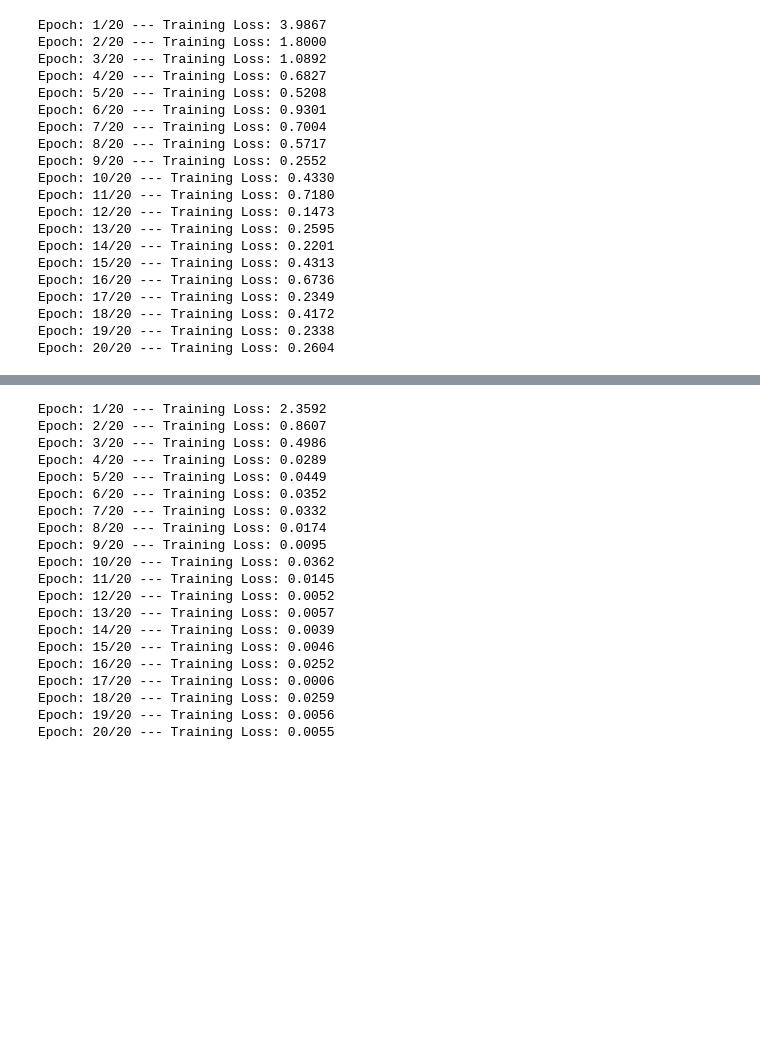
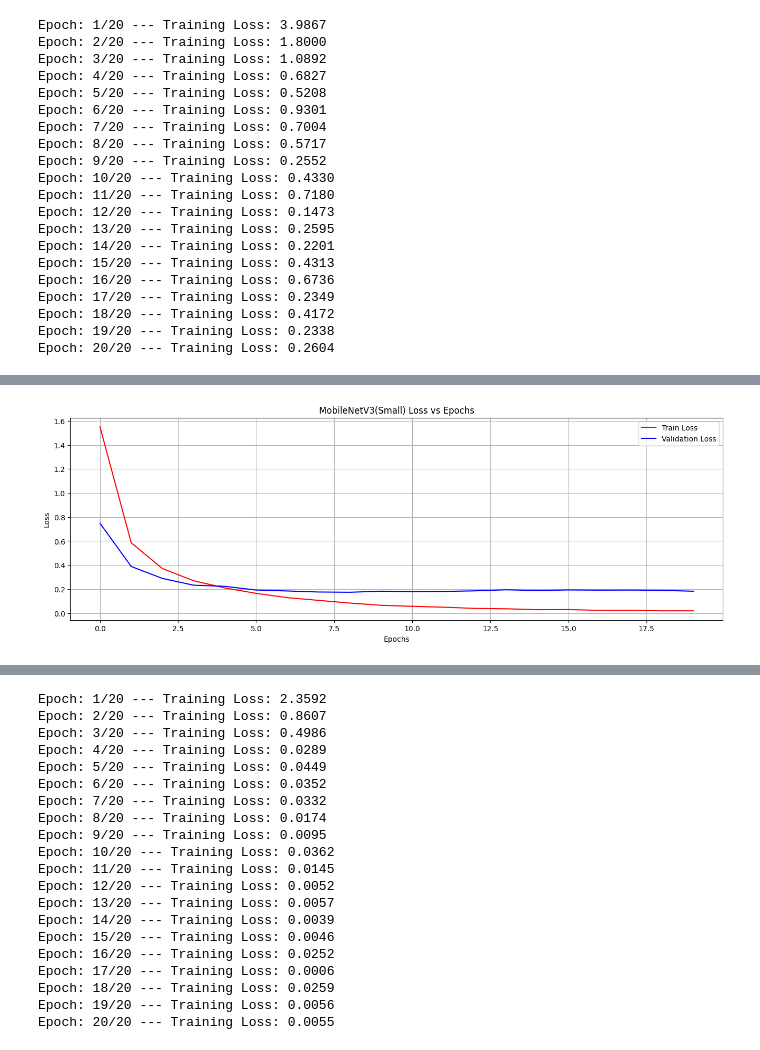
Before and after one commit to Quinn-Beck/B200C-LEGO-Classification-Project, a Jupyter notebook: baseline_performance.ipynb, the cells around one changed output, grey strips where cells are left out. Cells and saved outputs as stored; diff of their text form; code cells hidden in the pictures; blank space fills up the shorter version.

Commit message:
Declutter/ update old code
Implemented new train and validate functions in the baseline performance. Trained, validated, and displayed results for MobileNetV3 small and large models.

```diff
--- a/baseline_performance.ipynb
+++ b/baseline_performance.ipynb
@@ -24,5 +17,0 @@ device = torch.device("cuda" if torch.cuda.is_available() else "cpu")
-# %%
-train_data, test_data = get_data(num_classes=num_classes)
-
-train_dataloader = torch.utils.data.DataLoader(train_data, batch_size=32, shuffle=True)
-test_dataloader = torch.utils.data.DataLoader(test_data, batch_size=32, shuffle=True)
@@ -29,3 +31,17 @@ test_dataloader = torch.utils.data.DataLoader(test_data, batch_size=32, shuffle=
+# %%
+# --- LOAD DATA ---
+train_data, val_data, test_data = data_generator(train_transform,
+                                                 eval_transform)
+
+train_dl = DataLoader(train_data, batch_size=64,
+                      shuffle=True, num_workers=4,
+                      pin_memory=True)
+val_dl = DataLoader(val_data, batch_size=64,
+                    shuffle=True, num_workers=4,
+                    pin_memory=True)
+test_dl = DataLoader(test_data, batch_size=64,
+                     shuffle=True, num_workers=4,
+                     pin_memory=True)
 # %%
 squeezenet_model = squeezenet1_1(weights='DEFAULT')
 # redefine networks final classifier
@@ -140,0 +103,55 @@ Epoch: 20/20 --- Training Loss: 0.0617
+# %%
+# --- INSTANTIATE / LOAD MODEL ---
+mobilenet_model = mobilenet_v3_small(weights='DEFAULT')
+# get number of in features from source
+num_features = mobilenet_model.classifier[3].in_features
+# redefine the networks final fully connected layer
+mobilenet_model.classifier[3] = nn.Linear(num_features, 200)
+# send to gpu
+mobilenet_model = mobilenet_model.to(device)
+
+# --- TRAINING ---
+loss_fn = nn.CrossEntropyLoss()
+optimizer = torch.optim.Adam(params=mobilenet_model.parameters(), lr=1e-4)
+
+# initialize training/val loss & accuracy
+mobile_train_loss = []
+mobile_train_acc = []
+mobile_val_loss = []
+mobile_val_acc = []
+
+table = PrettyTable()
+table.field_names = ['Epoch', 'Training Loss', 'Validation Loss', 'Training Accuracy', 'Validation Accuracy']
+
+for epoch in range(num_epochs):
+    # training loop
+    train_epoch_loss, train_epoch_acc = train(mobilenet_model, device, train_dl, optimizer, loss_fn)
+    mobile_train_loss.append(train_epoch_loss)
+    mobile_train_acc.append(train_epoch_acc)
+    # validation loop
+    val_epoch_loss, val_epoch_acc = validate(mobilenet_model, device, val_dl, loss_fn)
+    mobile_val_loss.append(val_epoch_loss)
+    mobile_val_acc.append(val_epoch_acc)
+    # store epoch results in prettytable row
+    row = [
+        round(epoch+1, 4),  # epoch is an integer, so no need to convert
+        round(train_epoch_loss.item(), 4) if isinstance(train_epoch_loss, torch.Tensor) else round(train_epoch_loss, 4),
+        round(val_epoch_loss.item(), 4) if isinstance(val_epoch_loss, torch.Tensor) else round(val_epoch_loss, 4),
+        round(train_epoch_acc.item(), 4) if isinstance(train_epoch_acc, torch.Tensor) else round(train_epoch_acc, 4),
+        round(val_epoch_acc.item(), 4) if isinstance(val_epoch_acc, torch.Tensor) else round(val_epoch_acc, 4)
+    ]
+    table.add_rows([row])
+print(table)
+
+# --- RESULTS VISUALIZATION ---
+fig, ax = plt.subplots(1, 1, figsize=(16, 5))
+
+ax.plot(mobile_train_loss, label='Train Loss', color='red')
+ax.plot(mobile_val_loss, label='Validation Loss', color='blue')
+
+ax.set_title('MobileNetV3(Small) Loss vs Epochs')
+ax.set_xlabel('Epochs')
+ax.set_ylabel('Loss')
+ax.legend()
+ax.grid(True)
+# %% [output]
@@ -140,0 +175 @@ Epoch: 20/20 --- Training Loss: 0.0617
+[figure, added]
```
Also changed, not shown: parts of 8 cells of this notebook, 5 other files.
